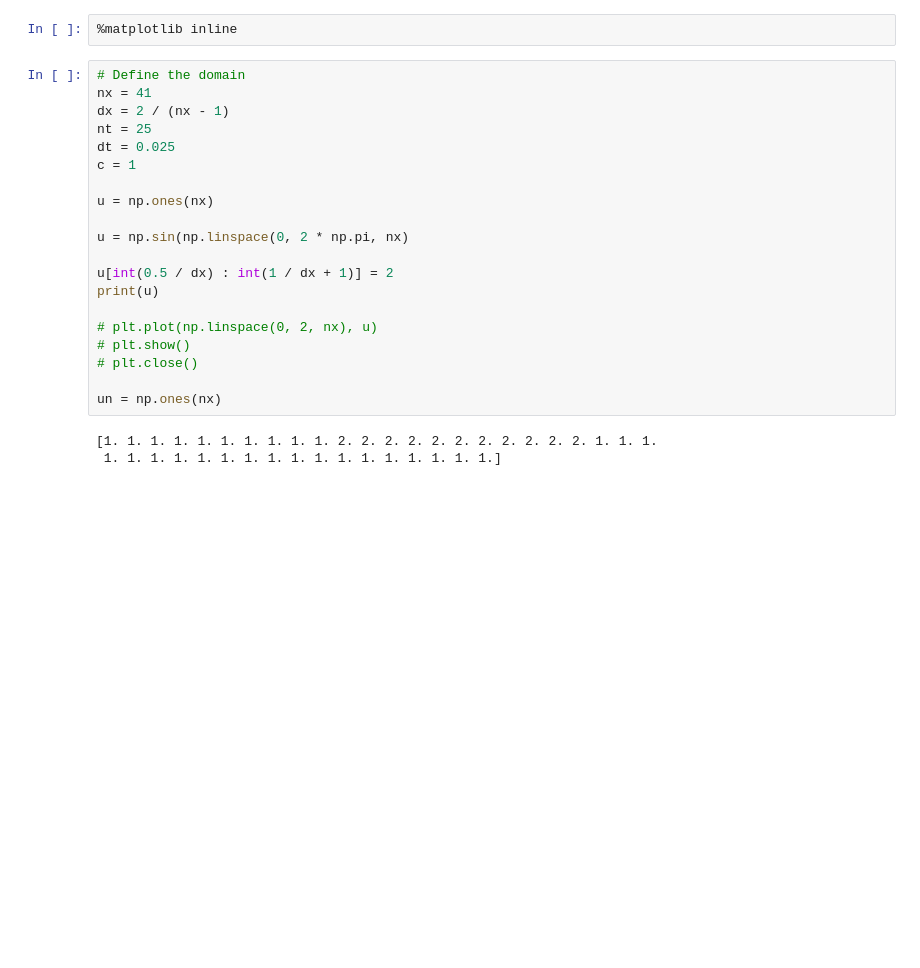
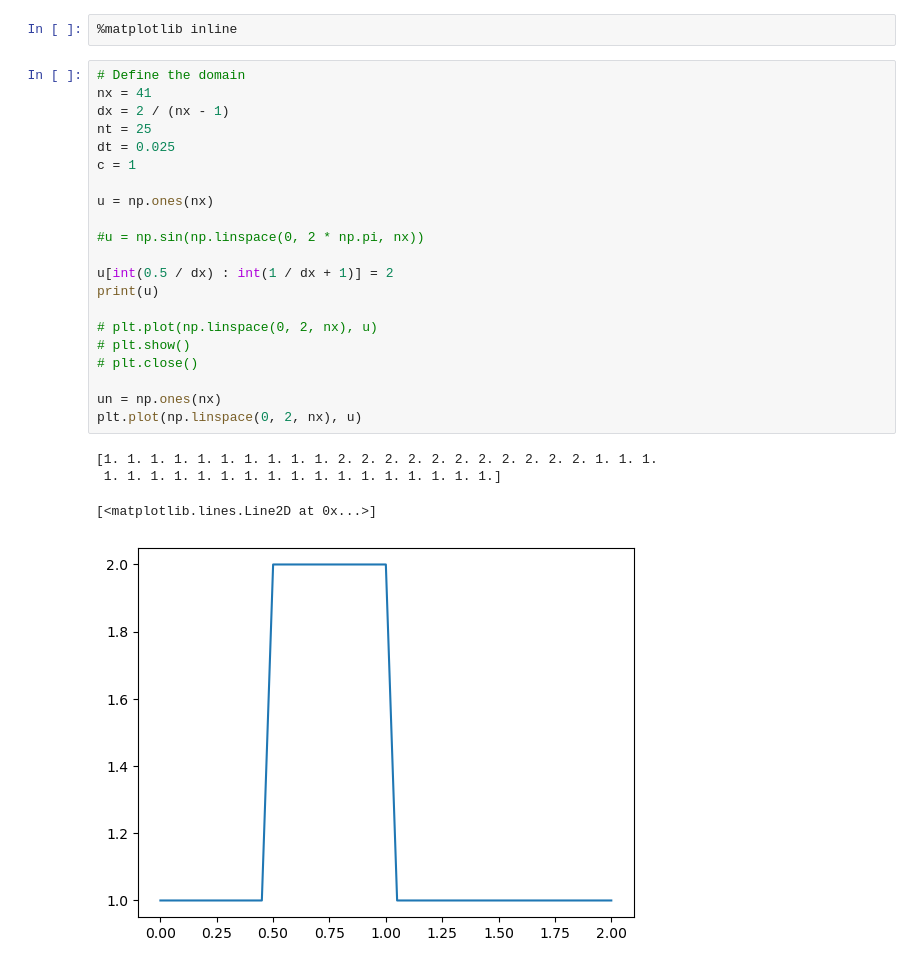
Before and after one commit to dargueso/CFDPython, a Jupyter notebook: myCFD/step1.ipynb, the cells around one changed output. Cells and saved outputs as stored; diff of their text form; blank space fills up the shorter version.

```diff
--- a/myCFD/step1.ipynb
+++ b/myCFD/step1.ipynb
@@ -7,24 +7,27 @@ import time, sys
 # %%
 # Define the domain
 nx = 41
 dx = 2 / (nx - 1)
 nt = 25
 dt = 0.025
 c = 1
 
 u = np.ones(nx)
 
-u = np.sin(np.linspace(0, 2 * np.pi, nx)
+#u = np.sin(np.linspace(0, 2 * np.pi, nx))
 
 u[int(0.5 / dx) : int(1 / dx + 1)] = 2
 print(u)
 
 # plt.plot(np.linspace(0, 2, nx), u)
 # plt.show()
 # plt.close()
 
 un = np.ones(nx)
+plt.plot(np.linspace(0, 2, nx), u)
 # %% [output]
 [1. 1. 1. 1. 1. 1. 1. 1. 1. 1. 2. 2. 2. 2. 2. 2. 2. 2. 2. 2. 2. 1. 1. 1.
  1. 1. 1. 1. 1. 1. 1. 1. 1. 1. 1. 1. 1. 1. 1. 1. 1.]
+[<matplotlib.lines.Line2D at 0x...>]
+[figure, added]
 # %%
```
Also changed, not shown: parts of 3 cells of this notebook, 10 other files.
